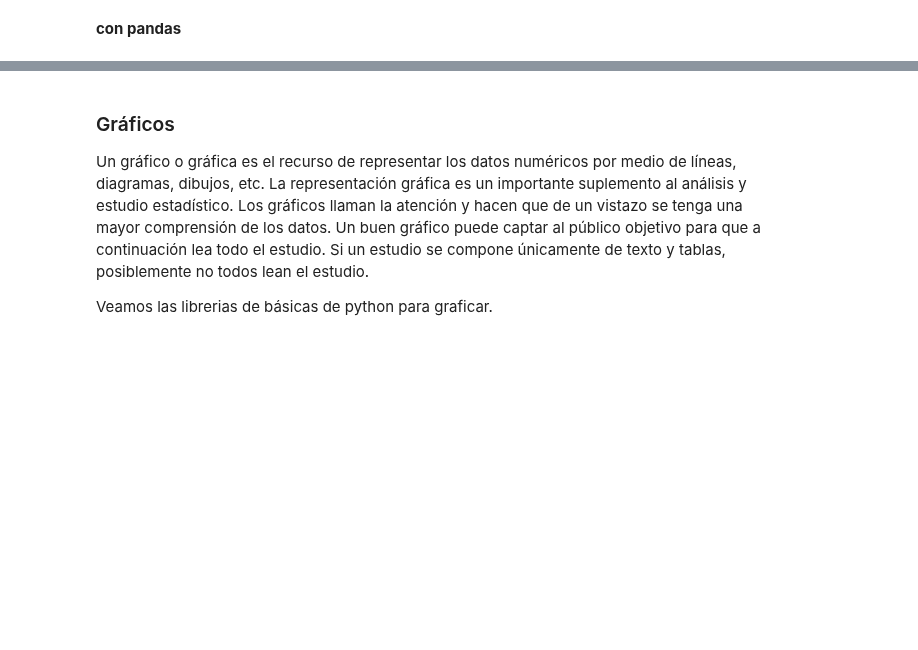
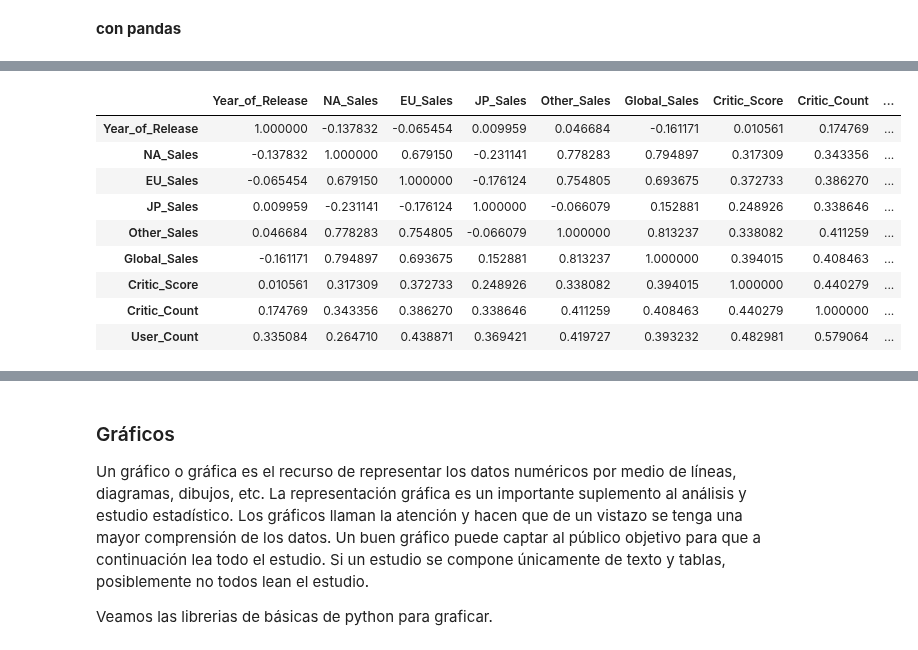
Before and after one commit to Ironhack-Data-Madrid-Julio-2023/apuntes_clase, a Jupyter notebook: semana_5/1.1 - Estadistica descriptiva.ipynb, the cells around one changed output, grey strips where cells are left out. Drawn from its saved outputs; the diff is of its cells as text; code cells hidden in the pictures; blank space fills up the shorter version.

```diff
--- a/semana_5/1.1 - Estadistica descriptiva.ipynb
+++ b/semana_5/1.1 - Estadistica descriptiva.ipynb
@@ -544,0 +927,13 @@ $$\tau = \frac{(nºParesConcordantes) - (nºParesDiscordantes)}{\binom{n}{2}}$$
+# %%
+df.corr(method='spearman')
+# %% [output]
+|  | Year_of_Release | NA_Sales | EU_Sales | JP_Sales | Other_Sales | Global_Sales | Critic_Score | Critic_Count | ... |
+| Year_of_Release | 1.000000 | -0.137832 | -0.065454 | 0.009959 | 0.046684 | -0.161171 | 0.010561 | 0.174769 | ... |
+| NA_Sales | -0.137832 | 1.000000 | 0.679150 | -0.231141 | 0.778283 | 0.794897 | 0.317309 | 0.343356 | ... |
+| EU_Sales | -0.065454 | 0.679150 | 1.000000 | -0.176124 | 0.754805 | 0.693675 | 0.372733 | 0.386270 | ... |
+| JP_Sales | 0.009959 | -0.231141 | -0.176124 | 1.000000 | -0.066079 | 0.152881 | 0.248926 | 0.338646 | ... |
+| Other_Sales | 0.046684 | 0.778283 | 0.754805 | -0.066079 | 1.000000 | 0.813237 | 0.338082 | 0.411259 | ... |
+| Global_Sales | -0.161171 | 0.794897 | 0.693675 | 0.152881 | 0.813237 | 1.000000 | 0.394015 | 0.408463 | ... |
+| Critic_Score | 0.010561 | 0.317309 | 0.372733 | 0.248926 | 0.338082 | 0.394015 | 1.000000 | 0.440279 | ... |
+| Critic_Count | 0.174769 | 0.343356 | 0.386270 | 0.338646 | 0.411259 | 0.408463 | 0.440279 | 1.000000 | ... |
+| User_Count | 0.335084 | 0.264710 | 0.438871 | 0.369421 | 0.419727 | 0.393232 | 0.482981 | 0.579064 | ... |
```
Also changed, not shown: parts of 67 cells of this notebook.
